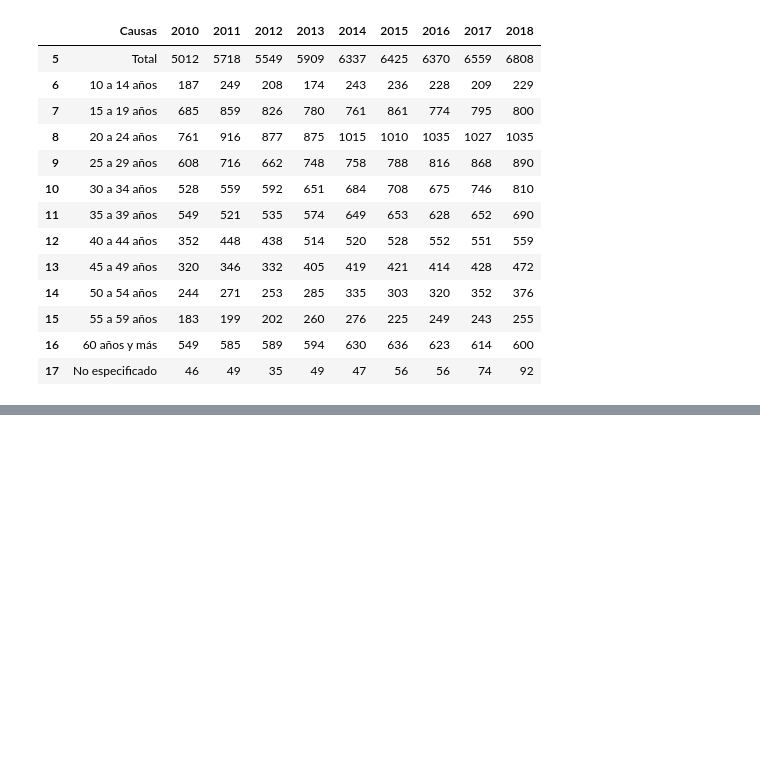
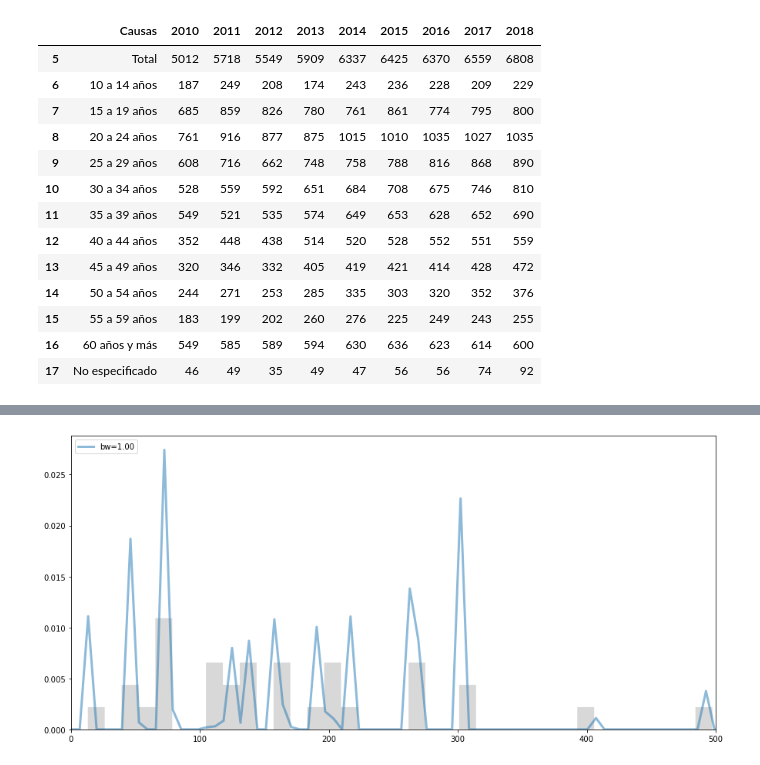
Before and after one commit to BetsyTorres/Proyecto_TorresBetsy_AntonKarla, a Jupyter notebook: Nodos_Proy.ipynb, the cells around one changed output, grey strips where cells are left out. Saved outputs shown, nothing was run; the diff lists cells and outputs as text; code cells hidden in the pictures; blank space fills up the shorter version.

```diff
--- a/Nodos_Proy.ipynb
+++ b/Nodos_Proy.ipynb
@@ -67,0 +122,12 @@ s_edad
+# %%
+x_grid = np.linspace(0.1, x3.max(), 1000)
+kde = grid.best_estimator_
+pdf = np.exp(kde.score_samples(x_grid[:,None]))
+
+fig, ax = plt.subplots(figsize=(15,7))
+ax.plot(x_grid, pdf, linewidth=3, alpha=0.5, label='bw=%.2f' % kde.bandwidth)
+ax.hist(x1, 500, fc='gray', histtype='stepfilled', alpha=0.3, density=True)
+ax.legend(loc='upper left')
+ax.set_xlim(0, 500);
+# %% [output]
+[figure, added]
```
Also changed, not shown: parts of 8 cells of this notebook.
